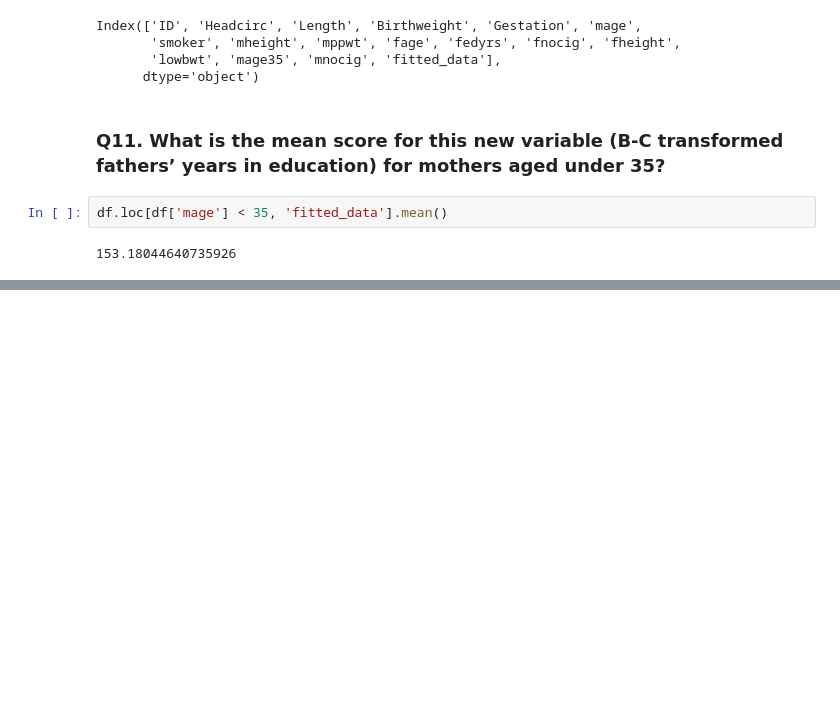
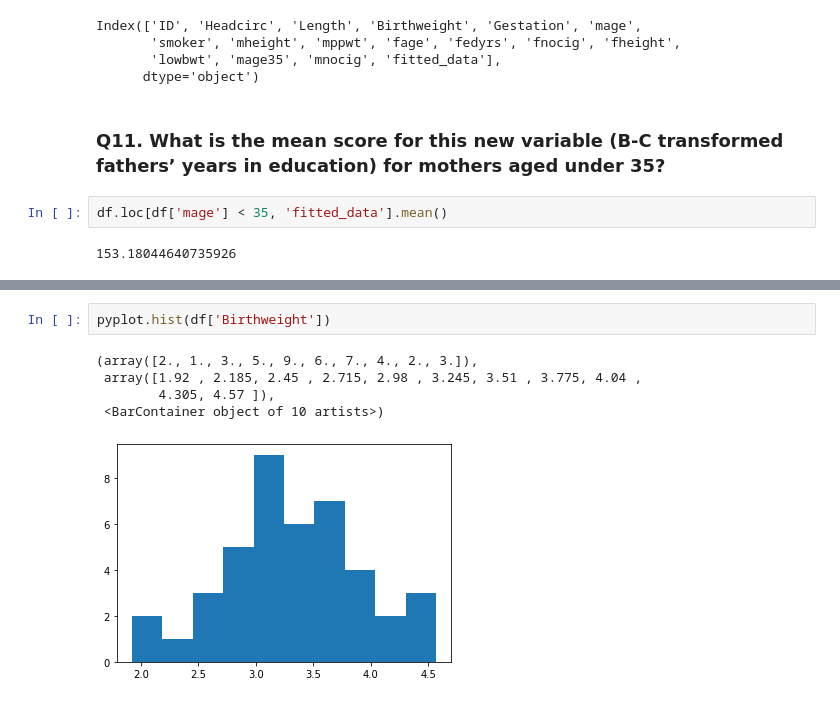
Before and after one commit to sashan90s/Statistics-with-Python, a Jupyter notebook: week 2.ipynb, the cells around one changed output, grey strips where cells are left out. Saved outputs shown, nothing was run; the diff lists cells and outputs as text; blank space fills up the shorter version.

```diff
--- a/week 2.ipynb
+++ b/week 2.ipynb
@@ -146,0 +231,8 @@ df.loc[df['mage'] < 35, 'fitted_data'].mean()
+# %%
+pyplot.hist(df['Birthweight'])
+# %% [output]
+(array([2., 1., 3., 5., 9., 6., 7., 4., 2., 3.]),
+ array([1.92 , 2.185, 2.45 , 2.715, 2.98 , 3.245, 3.51 , 3.775, 4.04 ,
+        4.305, 4.57 ]),
+ <BarContainer object of 10 artists>)
+[figure, added]
```
Also changed, not shown: parts of 27 cells of this notebook.
